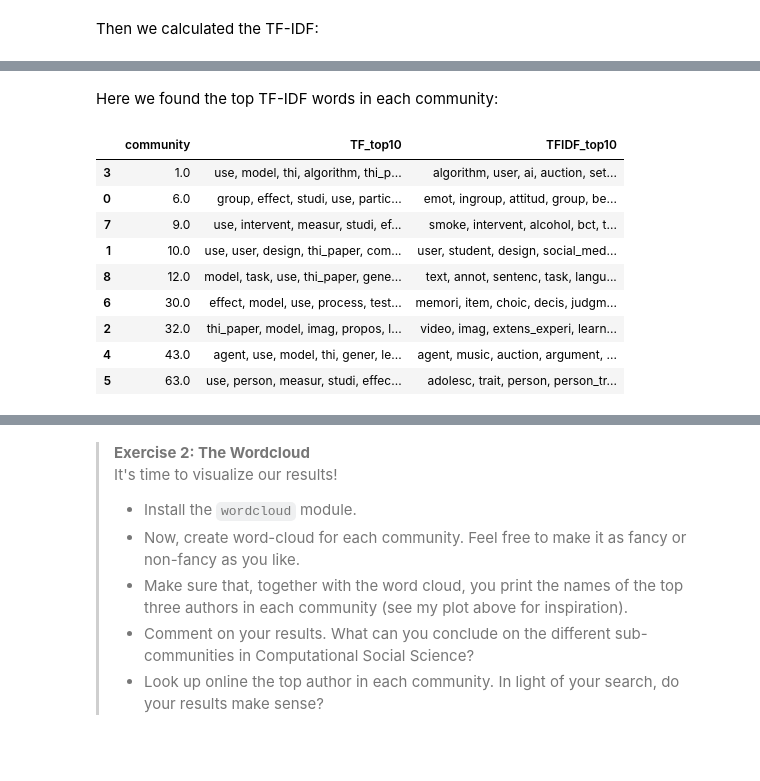
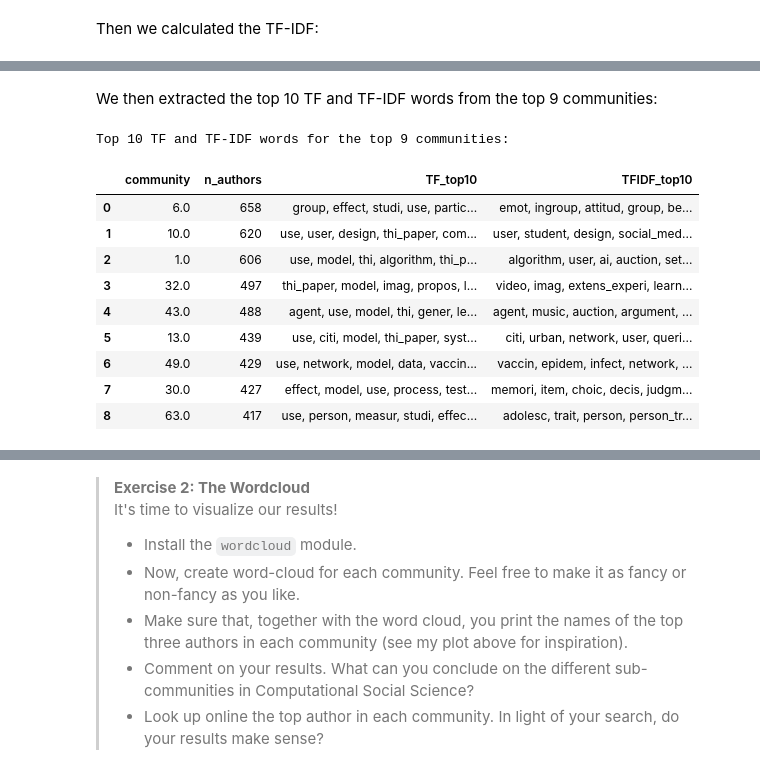
Before and after one commit to Stampe04/CSS_Assignment2, a Jupyter notebook: Assignment2.ipynb, the cells around one changed output, grey strips where cells are left out. Saved outputs shown, nothing was run; the diff lists cells and outputs as text; code cells hidden in the pictures.

```diff
--- a/Assignment2.ipynb
+++ b/Assignment2.ipynb
@@ -579,34 +668,32 @@ top_authors_top9.sort_values(["community", "degree"], ascending=[True, False])
-# %% [markdown]
-Here we found the top TF-IDF words in each community:
-# %%
-rows = []
-
-for comm in top_communities:
-    top_tf_words = sorted(tf[comm].items(), key=lambda x: x[1], reverse=True)[:10]
-    top_tfidf_words = sorted(tfidf[comm].items(), key=lambda x: x[1], reverse=True)[:10]
-
-    rows.append({
-        "community": comm,
-        "TF_top10": [w for w, _ in top_tf_words],
-        "TFIDF_top10": [w for w, _ in top_tfidf_words]
-    })
-
-tf_table = pd.DataFrame(rows)
-
-tf_table = tf_table.sort_values("community")
-
-tf_table["TF_top10"] = tf_table["TF_top10"].apply(lambda x: ", ".join(x))
-tf_table["TFIDF_top10"] = tf_table["TFIDF_top10"].apply(lambda x: ", ".join(x))
-
-tf_table
-# %% [output]
-|  | community | TF_top10 | TFIDF_top10 |
-| 3 | 1.0 | use, model, thi, algorithm, thi_p... | algorithm, user, ai, auction, set... |
-| 0 | 6.0 | group, effect, studi, use, partic... | emot, ingroup, attitud, group, be... |
-| 7 | 9.0 | use, intervent, measur, studi, ef... | smoke, intervent, alcohol, bct, t... |
-| 1 | 10.0 | use, user, design, thi_paper, com... | user, student, design, social_med... |
-| 8 | 12.0 | model, task, use, thi_paper, gene... | text, annot, sentenc, task, langu... |
-| 6 | 30.0 | effect, model, use, process, test... | memori, item, choic, decis, judgm... |
-| 2 | 32.0 | thi_paper, model, imag, propos, l... | video, imag, extens_experi, learn... |
-| 4 | 43.0 | agent, use, model, thi, gener, le... | agent, music, auction, argument, ... |
-| 5 | 63.0 | use, person, measur, studi, effec... | adolesc, trait, person, person_tr... |
+# %% [markdown]
+We then extracted the top 10 TF and TF-IDF words from the top 9 communities:
+# %%
+rows_top9 = []
+
+for comm in top9_communities:
+    top_tf_words = sorted(tf[comm].items(), key=lambda x: x[1], reverse=True)[:10]
+    top_tfidf_words = sorted(tfidf[comm].items(), key=lambda x: x[1], reverse=True)[:10]
+
+    rows_top9.append({
+        "community": comm,
+        "n_authors": community_author_counts.loc[comm],
+        "TF_top10": ", ".join([w for w, _ in top_tf_words]),
+        "TFIDF_top10": ", ".join([w for w, _ in top_tfidf_words]),
+    })
+
+tfidf_table = pd.DataFrame(rows_top9).sort_values("n_authors", ascending=False)
+
+print("Top 10 TF and TF-IDF words for the top 9 communities:")
+tfidf_table
+# %% [output]
+Top 10 TF and TF-IDF words for the top 9 communities:
+|  | community | n_authors | TF_top10 | TFIDF_top10 |
+| 0 | 6.0 | 658 | group, effect, studi, use, partic... | emot, ingroup, attitud, group, be... |
+| 1 | 10.0 | 620 | use, user, design, thi_paper, com... | user, student, design, social_med... |
+| 2 | 1.0 | 606 | use, model, thi, algorithm, thi_p... | algorithm, user, ai, auction, set... |
+| 3 | 32.0 | 497 | thi_paper, model, imag, propos, l... | video, imag, extens_experi, learn... |
+| 4 | 43.0 | 488 | agent, use, model, thi, gener, le... | agent, music, auction, argument, ... |
+| 5 | 13.0 | 439 | use, citi, model, thi_paper, syst... | citi, urban, network, user, queri... |
+| 6 | 49.0 | 429 | use, network, model, data, vaccin... | vaccin, epidem, infect, network, ... |
+| 7 | 30.0 | 427 | effect, model, use, process, test... | memori, item, choic, decis, judgm... |
+| 8 | 63.0 | 417 | use, person, measur, studi, effec... | adolesc, trait, person, person_tr... |
```
Also changed, not shown: parts of 24 cells of this notebook.
